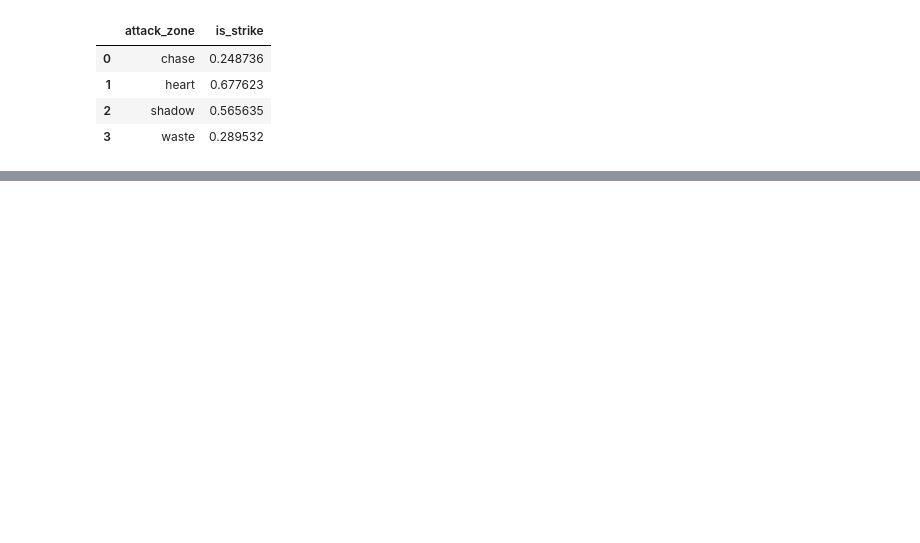
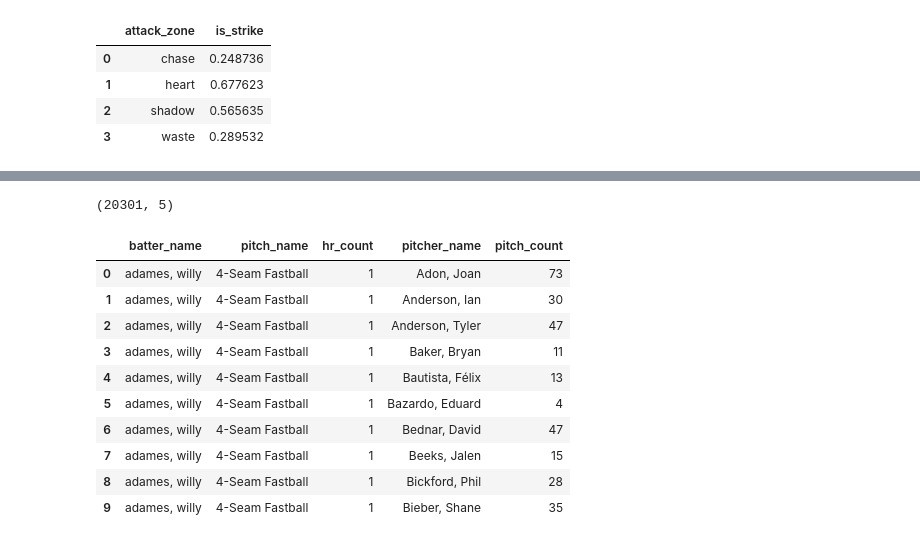
Before and after one commit to DerikVo/Baseball_analysis, a Jupyter notebook: code/reds_analysis.ipynb, the cells around one changed output, grey strips where cells are left out. Drawn from its saved outputs; the diff is of its cells as text; code cells hidden in the pictures; blank space fills up the shorter version.

```diff
--- a/code/reds_analysis.ipynb
+++ b/code/reds_analysis.ipynb
@@ -170,0 +211,18 @@ df_pitcher_attack
+# %%
+df_pitch_type.shape
+# %% [output]
+(20301, 5)
+# %%
+df_pitch_type.head(10)
+# %% [output]
+|  | batter_name | pitch_name | hr_count | pitcher_name | pitch_count |
+| 0 | adames, willy | 4-Seam Fastball | 1 | Adon, Joan | 73 |
+| 1 | adames, willy | 4-Seam Fastball | 1 | Anderson, Ian | 30 |
+| 2 | adames, willy | 4-Seam Fastball | 1 | Anderson, Tyler | 47 |
+| 3 | adames, willy | 4-Seam Fastball | 1 | Baker, Bryan | 11 |
+| 4 | adames, willy | 4-Seam Fastball | 1 | Bautista, Félix | 13 |
+| 5 | adames, willy | 4-Seam Fastball | 1 | Bazardo, Eduard | 4 |
+| 6 | adames, willy | 4-Seam Fastball | 1 | Bednar, David | 47 |
+| 7 | adames, willy | 4-Seam Fastball | 1 | Beeks, Jalen | 15 |
+| 8 | adames, willy | 4-Seam Fastball | 1 | Bickford, Phil | 28 |
+| 9 | adames, willy | 4-Seam Fastball | 1 | Bieber, Shane | 35 |
```
Also changed, not shown: parts of 10 cells of this notebook.
